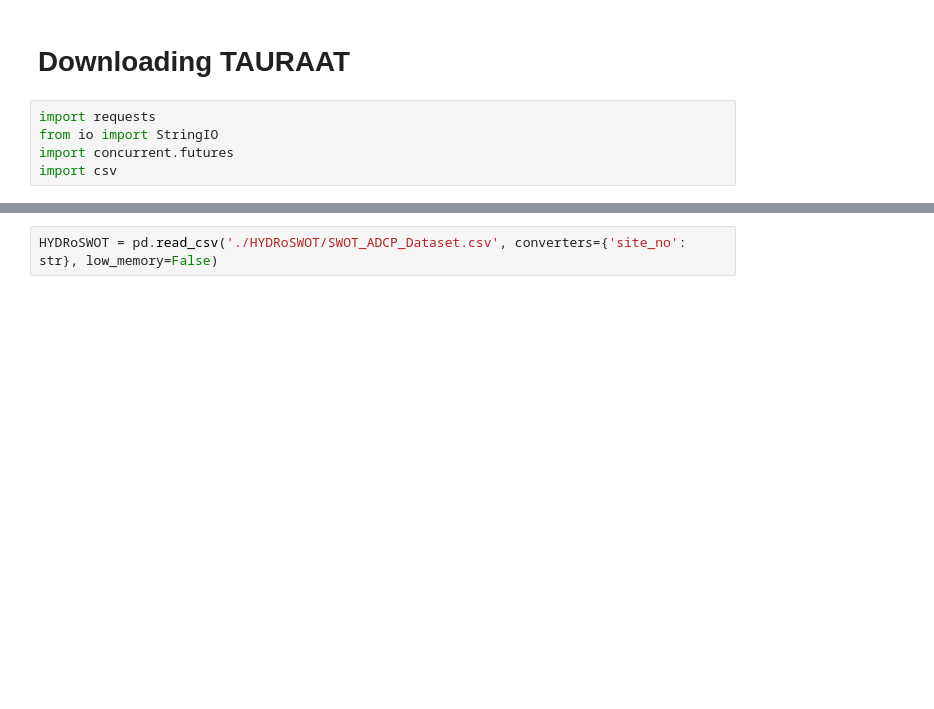
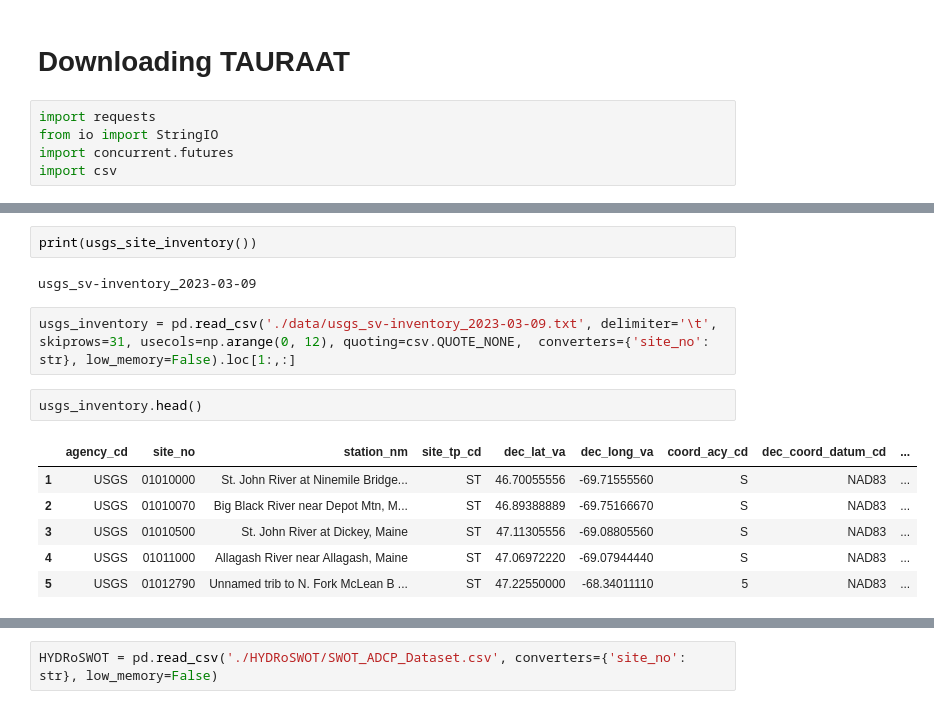
Before and after one commit to smhassanerfani/si2022, a Jupyter notebook: tauraat/tauraat.ipynb, the cells around one changed output, grey strips where cells are left out. Saved outputs shown, nothing was run; the diff lists cells and outputs as text; blank space fills up the shorter version.

```diff
--- a/tauraat/tauraat.ipynb
+++ b/tauraat/tauraat.ipynb
@@ -15,0 +31,15 @@ import csv
+# %%
+print(usgs_site_inventory())
+# %% [output]
+usgs_sv-inventory_2023-03-09
+# %%
+usgs_inventory = pd.read_csv('./data/usgs_sv-inventory_2023-03-09.txt', delimiter='\t', skiprows=31, usecols=np.arange(0, 12), quoting=csv.QUOTE_NONE,  converters={'site_no': str}, low_memory=False).loc[1:,:]
+# %%
+usgs_inventory.head()
+# %% [output]
+|  | agency_cd | site_no | station_nm | site_tp_cd | dec_lat_va | dec_long_va | coord_acy_cd | dec_coord_datum_cd | ... |
+| 1 | USGS | 01010000 | St. John River at Ninemile Bridge... | ST | 46.70055556 | -69.71555560 | S | NAD83 | ... |
+| 2 | USGS | 01010070 | Big Black River near Depot Mtn, M... | ST | 46.89388889 | -69.75166670 | S | NAD83 | ... |
+| 3 | USGS | 01010500 | St. John River at Dickey, Maine | ST | 47.11305556 | -69.08805560 | S | NAD83 | ... |
+| 4 | USGS | 01011000 | Allagash River near Allagash, Maine | ST | 47.06972220 | -69.07944440 | S | NAD83 | ... |
+| 5 | USGS | 01012790 | Unnamed trib to N. Fork McLean B ... | ST | 47.22550000 | -68.34011110 | 5 | NAD83 | ... |
```
Also changed, not shown: parts of 4 cells of this notebook.
